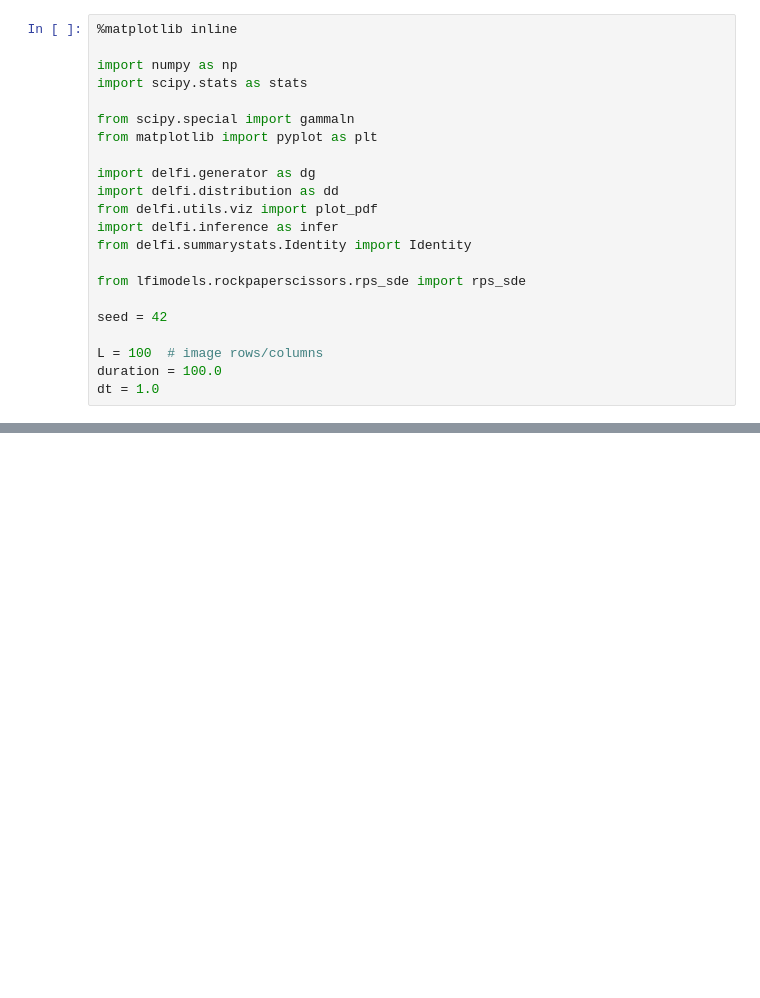
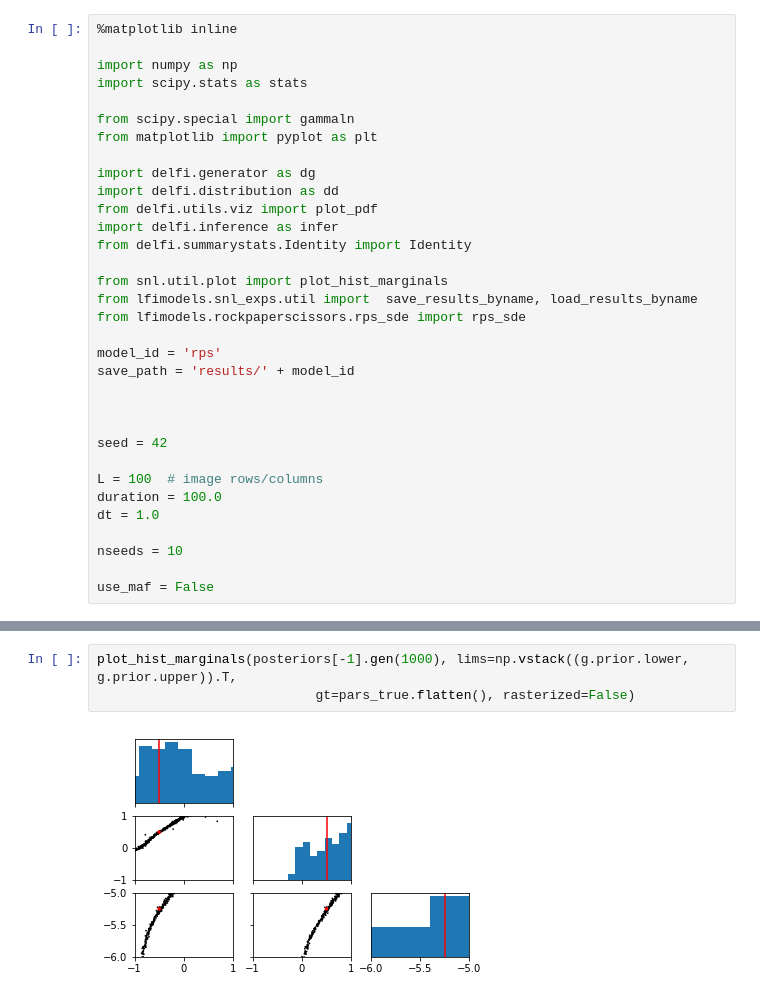
Before and after one commit to mackelab/lfi-experiments, a Jupyter notebook: snpec/rps.ipynb, the cells around one changed output, grey strips where cells are left out. Cells and saved outputs as stored; diff of their text form; blank space fills up the shorter version.

```diff
--- a/snpec/rps.ipynb
+++ b/snpec/rps.ipynb
@@ -13,10 +13,21 @@ from delfi.utils.viz import plot_pdf
 import delfi.inference as infer
 from delfi.summarystats.Identity import Identity
 
+from snl.util.plot import plot_hist_marginals
+from lfimodels.snl_exps.util import  save_results_byname, load_results_byname
 from lfimodels.rockpaperscissors.rps_sde import rps_sde
+
+model_id = 'rps'
+save_path = 'results/' + model_id
+
+
 
 seed = 42
 
 L = 100  # image rows/columns
 duration = 100.0
 dt = 1.0
+
+nseeds = 10
+
+use_maf = False
@@ -92,0 +155,5 @@ for r in range(run_opts['n_rounds']):
+# %%
+plot_hist_marginals(posteriors[-1].gen(1000), lims=np.vstack((g.prior.lower, g.prior.upper)).T,
+                            gt=pars_true.flatten(), rasterized=False)
+# %% [output]
+[figure, added]
```
Also changed, not shown: parts of 21 cells of this notebook.
